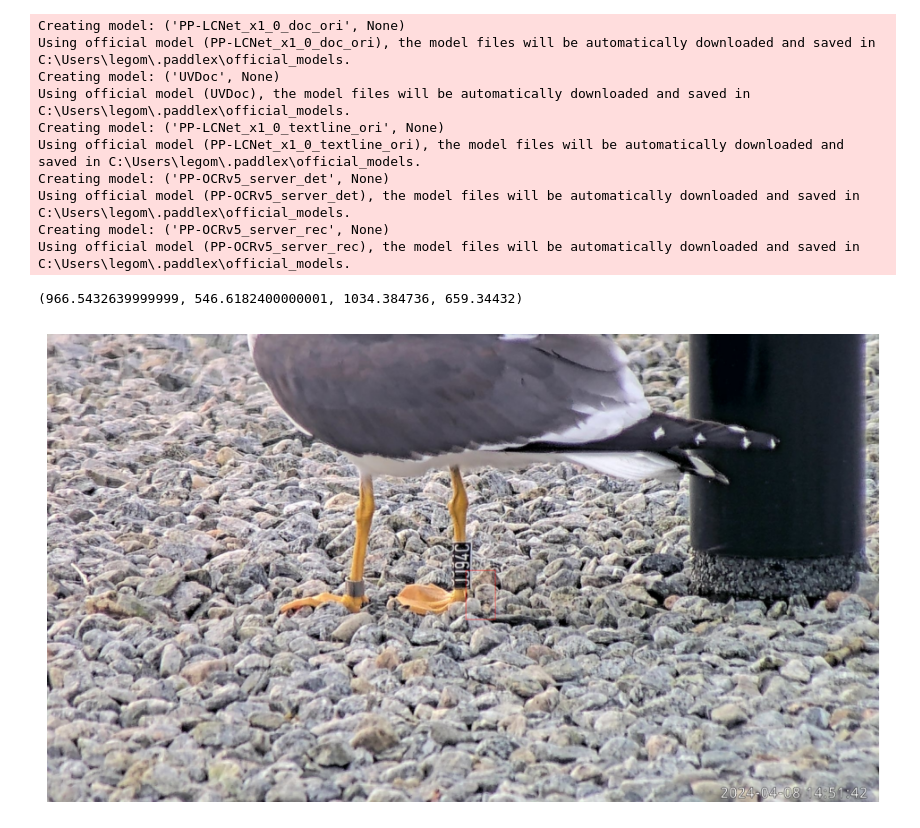
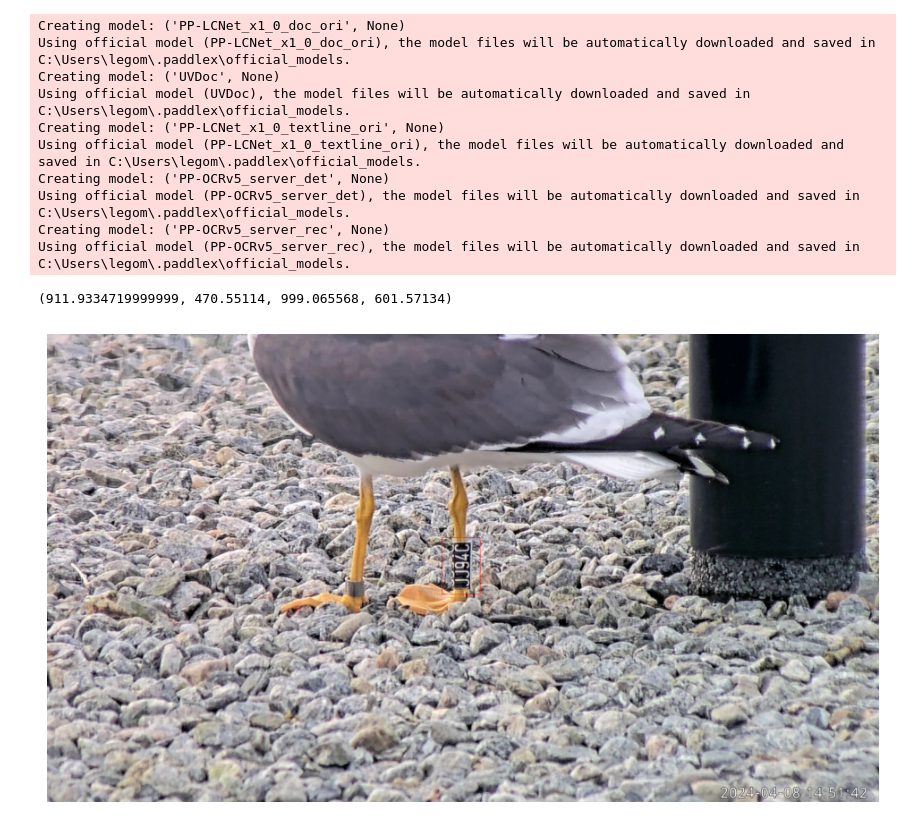
Before and after one commit to Krijosor/Bird-Is-The-Word, a Jupyter notebook: testbook.ipynb, the cells around one changed output. Saved outputs shown, nothing was run; the diff lists cells and outputs as text; code cells hidden in the pictures.

Commit message:
bounding boxes are now available through __getitem__ in the dataset and it is glorious

```diff
--- a/testbook.ipynb
+++ b/testbook.ipynb
@@ -34,9 +34,10 @@ Using official model (PP-OCRv5_server_rec), the model files will be automaticall
 # %%
 label_path = "dataset/datasets/rf/ringcodes.csv"
 image_path = "dataset/datasets/rf/images"
+bb_path = "dataset/datasets/rf/labels"
 max_n = 10
 transform = T.Compose([
     #T.Resize((224,224)),
     T.ToTensor()
 ])
-exp_dataset = BWDatasets.TrainDataSet(img_path=image_path, labels_path=label_path, transform=transform, max_n=max_n)
+exp_dataset = BWDatasets.TrainDataSet(img_path=image_path, labels_path=label_path, bb_path=bb_path, transform=transform, max_n=max_n)
@@ -72,12 +50,3 @@ def bb_txt_to_list(bb_path):
         bb = line.split(' ')
 
     return bb
-# %%
-img, l = exp_dataset[1]
-bb_path = "dataset/datasets/rf/labels/20240408-145102.064779(162.29,-4.57,9209.0).txt"
-bb = bb_txt_to_list(bb_path)
-
-bb_cords = calculate_bb_cords(img, bb)
-print(bb_cords)
-# %% [output]
-(966.5432639999999, 546.6182400000001, 1034.384736, 659.34432)
@@ -84,20 +74,31 @@ print(bb_cords)
 # %%
-# Pre process image
-img_uint8 = (img * 255).to(dtype=torch.uint8)
+def draw_image_with_bb(img, bb_cords):
+    # Pre process image
+    img_uint8 = (img * 255).to(dtype=torch.uint8)
 
-# Prepare bounding boxes
-boxes = torch.tensor([[bb_cords[0], bb_cords[1], bb_cords[2], bb_cords[3]]], dtype=torch.int)
+    # Prepare bounding boxes
+    boxes = torch.tensor([[bb_cords[0], bb_cords[1], bb_cords[2], bb_cords[3]]], dtype=torch.int)
 
-img_boxes = draw_bounding_boxes(
-    img_uint8,
-    boxes,
-    colors="red",
-    width=1
-)
-img_boxes = img_boxes.permute(1, 2, 0)
-plt.figure(figsize=(12,12))
-plt.imshow(img_boxes)
-plt.axis("off")
-plt.show()
+    img_boxes = draw_bounding_boxes(
+        img_uint8,
+        boxes,
+        colors="red",
+        width=1
+    )
+    img_boxes = img_boxes.permute(1, 2, 0)
+    plt.figure(figsize=(12,12))
+    plt.imshow(img_boxes)
+    plt.axis("off")
+    plt.show()
-# %% [output]
-[figure, removed]
+# %%
+img, bb, l = exp_dataset[1]
+print(bb)
+#bb = bb_txt_to_list(bb_path)
+
+# bb_cords = calculate_bb_cords(img, bb)
+# print(bb_cords)
+
+draw_image_with_bb(img, bb)
+# %% [output]
+(911.9334719999999, 470.55114, 999.065568, 601.57134)
+[figure, added]
```
Also changed, not shown: parts of 6 cells of this notebook, 1 other file.
